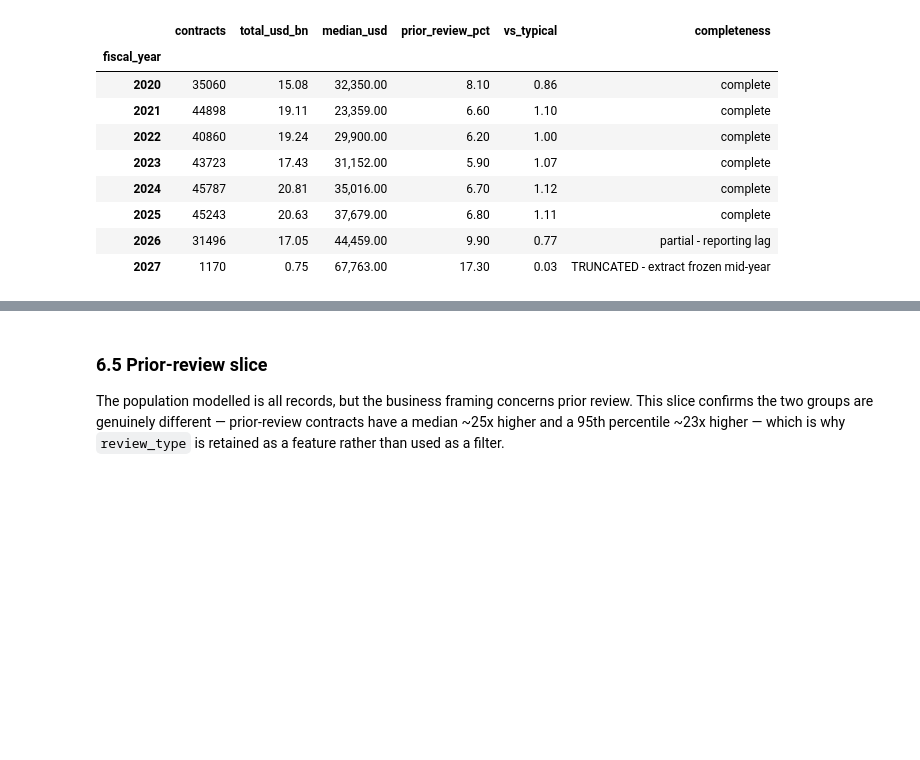
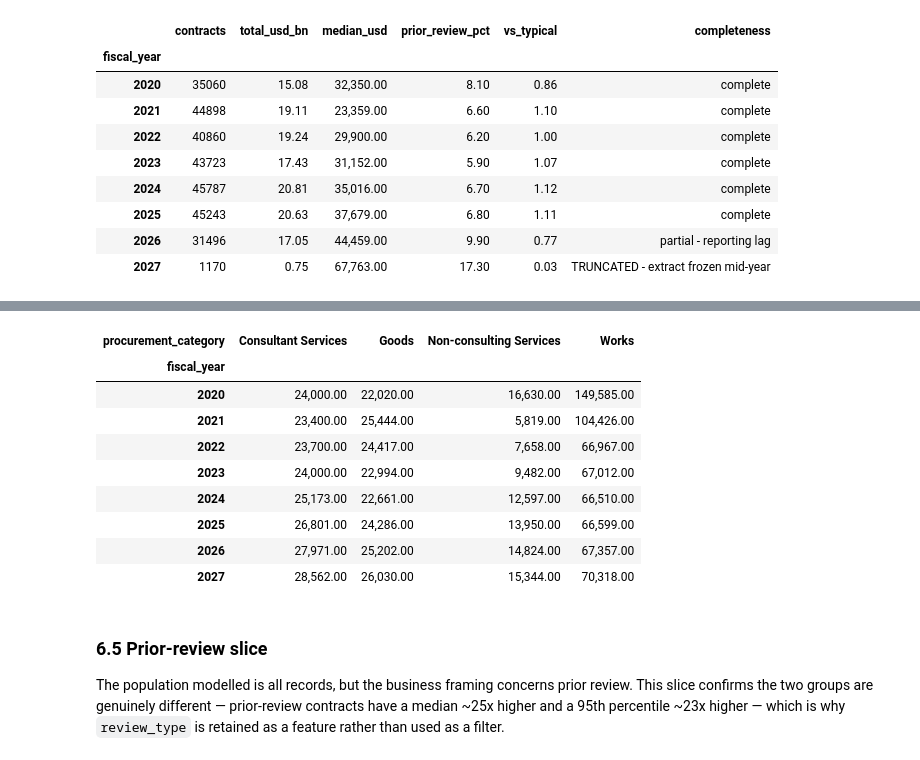
Before and after one commit to hanieljacob/Procurement-Contract-Risk-Classification, a Jupyter notebook: notebooks/01_data_preparation.ipynb, the cells around one changed output, grey strips where cells are left out. Saved outputs shown, nothing was run; the diff lists cells and outputs as text; code cells hidden in the pictures; blank space fills up the shorter version.

```diff
--- a/notebooks/01_data_preparation.ipynb
+++ b/notebooks/01_data_preparation.ipynb
@@ -597,3 +602,16 @@ S.benchmark_drift(clean)
+# %%
+S.benchmark_vintage_trend(stats)
+# %% [output]
+| procurement_category | Consultant Services | Goods | Non-consulting Services | Works |
+| fiscal_year |  |  |  |  |
+| 2020 | 24,000.00 | 22,020.00 | 16,630.00 | 149,585.00 |
+| 2021 | 23,400.00 | 25,444.00 | 5,819.00 | 104,426.00 |
+| 2022 | 23,700.00 | 24,417.00 | 7,658.00 | 66,967.00 |
+| 2023 | 24,000.00 | 22,994.00 | 9,482.00 | 67,012.00 |
+| 2024 | 25,173.00 | 22,661.00 | 12,597.00 | 66,510.00 |
+| 2025 | 26,801.00 | 24,286.00 | 13,950.00 | 66,599.00 |
+| 2026 | 27,971.00 | 25,202.00 | 14,824.00 | 67,357.00 |
+| 2027 | 28,562.00 | 26,030.00 | 15,344.00 | 70,318.00 |
 # %% [markdown]
 ### 6.5 Prior-review slice
 
```
Also changed, not shown: parts of 17 cells of this notebook, 8 other files.
